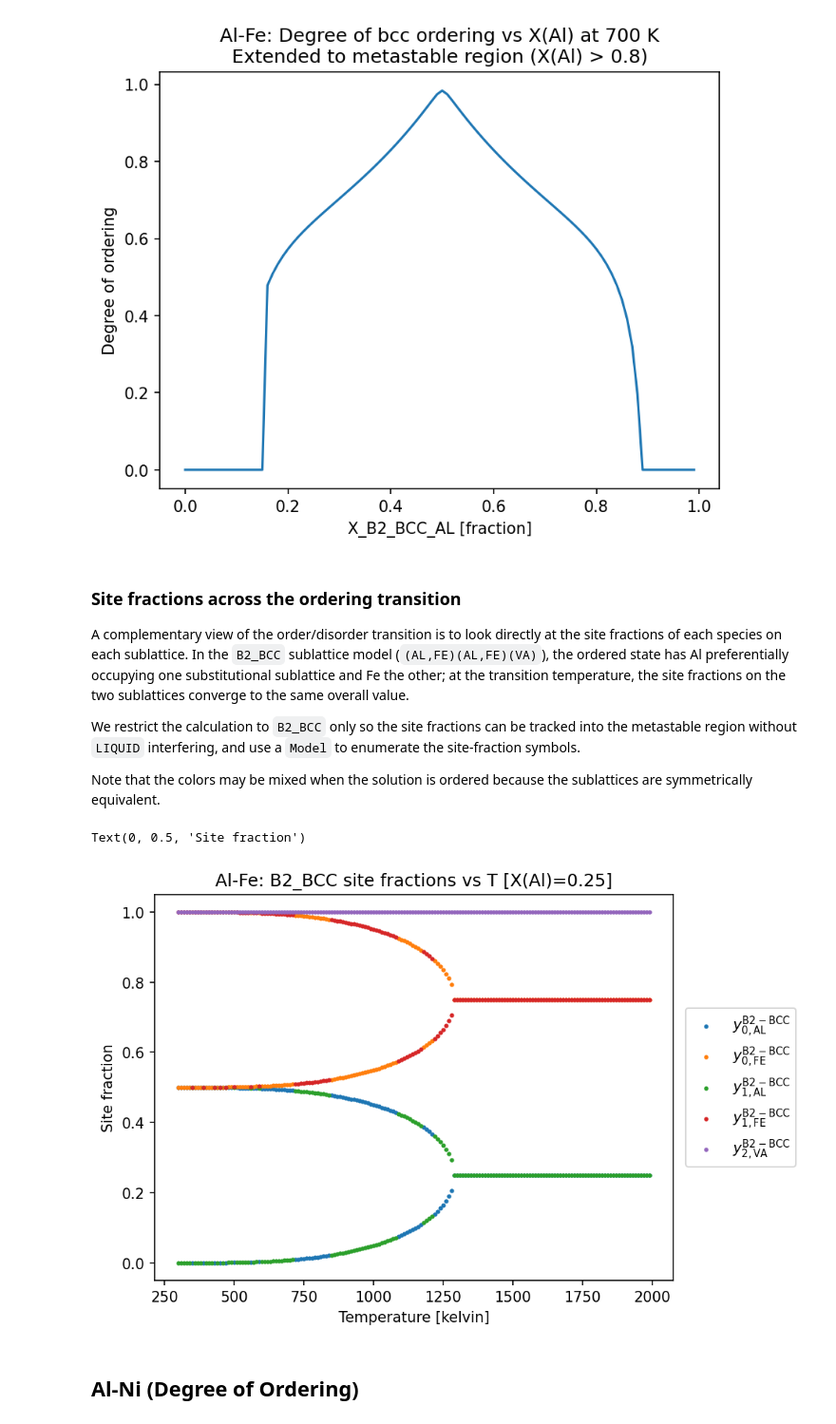
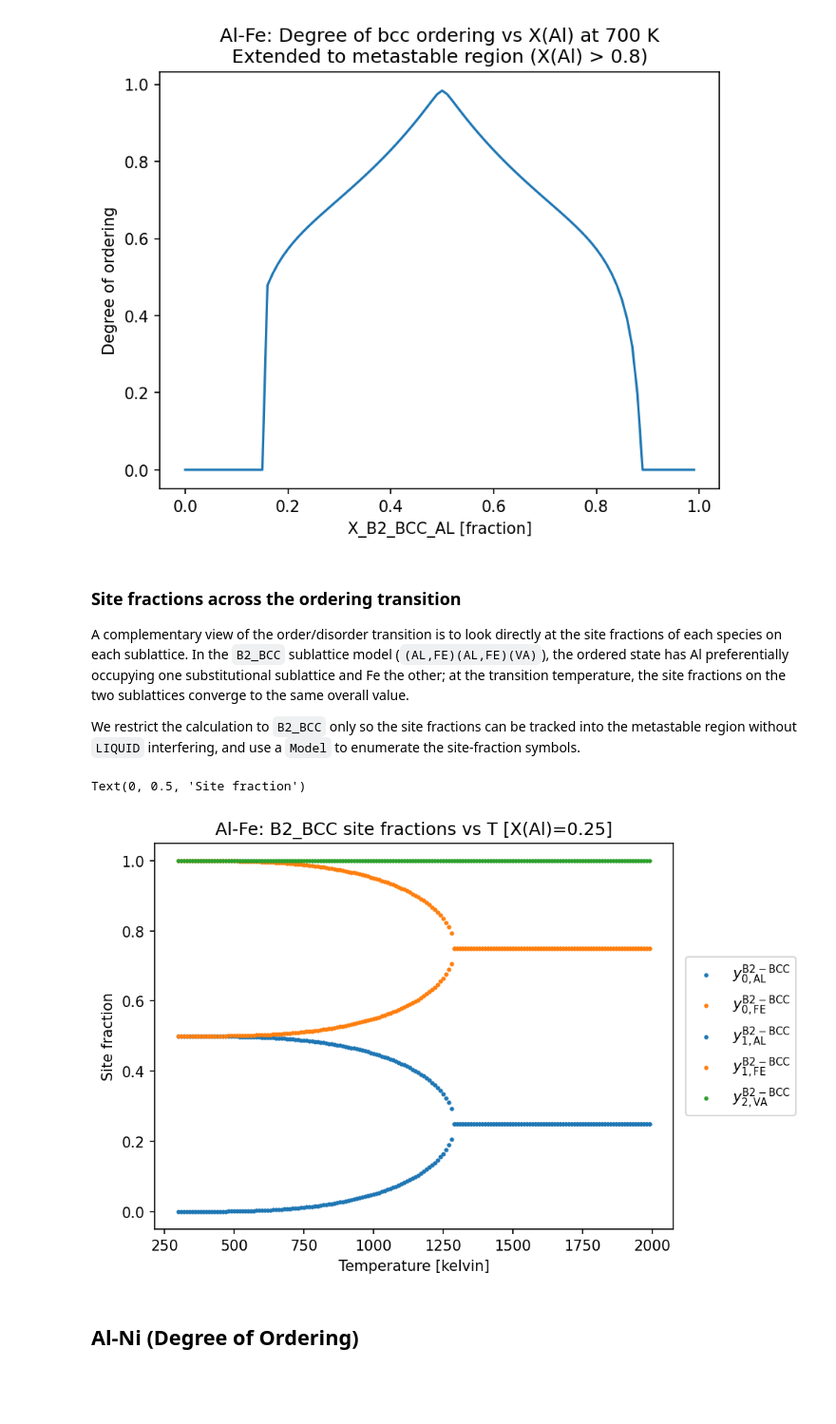
Before and after one commit to pycalphad/pycalphad, a Jupyter notebook: examples/EquilibriumWithOrdering.ipynb, the cells around one changed output. Shown at 95% size. Cells and saved outputs as stored; diff of their text form; code cells hidden in the pictures; blank space fills up the shorter version.

Commit message:
Update ordering notebook to cleanup colors

```diff
--- a/examples/EquilibriumWithOrdering.ipynb
+++ b/examples/EquilibriumWithOrdering.ipynb
@@ -82,24 +82,25 @@ Text(0, 0.5, 'Degree of ordering')
 A complementary view of the order/disorder transition is to look directly at the site fractions of each species on each sublattice. In the `B2_BCC` sublattice model (`(AL,FE)(AL,FE)(VA)`), the ordered state has Al preferentially occupying one substitutional sublattice and Fe the other; at the transition temperature, the site fractions on the two sublattices converge to the same overall value.
 
 We restrict the calculation to `B2_BCC` only so the site fractions can be tracked into the metastable region without `LIQUID` interfering, and use a `Model` to enumerate the site-fraction symbols.
-
-Note that the colors may be mixed when the solution is ordered because the sublattices are symmetrically equivalent.
 # %%
 wks_sf = wks1.copy()
 wks_sf.phases = ['B2_BCC']
 
 mod = Model(dbf, components, 'B2_BCC')
 
 fig, ax = plt.subplots(dpi=150)
+# the sublattices for the B2 phase are equivalent by symmetry
+# set up a color lookup dict to color lines by species
+colors = dict(zip(sorted(set([sf.species for sf in mod.site_fractions])), plt.rcParams['axes.prop_cycle'].by_key()['color']))
 for sf_sym in mod.site_fractions:
-    ax.scatter(wks_sf.get(v.T), wks_sf.get(sf_sym), s=4, label=f'${sf_sym._latex()}$')
+    ax.scatter(wks_sf.get(v.T), wks_sf.get(sf_sym), s=4, label=f'${sf_sym._latex()}$', c=colors[sf_sym.species])
 ax.legend(loc='center left', bbox_to_anchor=(1.01, 0.5))
 ax.set_title('Al-Fe: B2_BCC site fractions vs T [X(Al)=0.25]')
 ax.set_xlabel(f'{v.T.display_name} [{v.T.display_units}]')
 ax.set_ylabel('Site fraction')
 # %% [output]
 Text(0, 0.5, 'Site fraction')
-[figure, old version]
+[figure, new version]
 # %% [markdown]
 ## Al-Ni (Degree of Ordering)
 # %%
```
